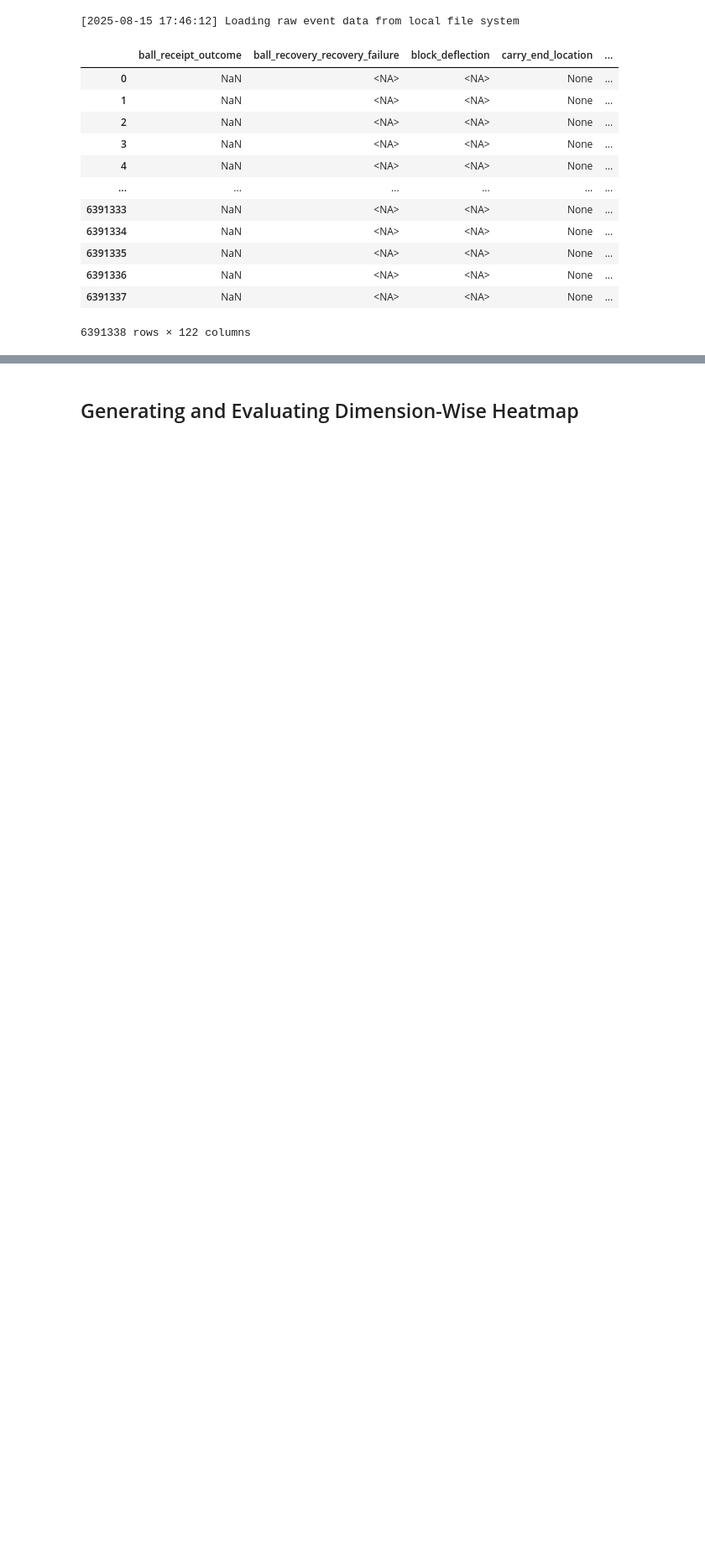
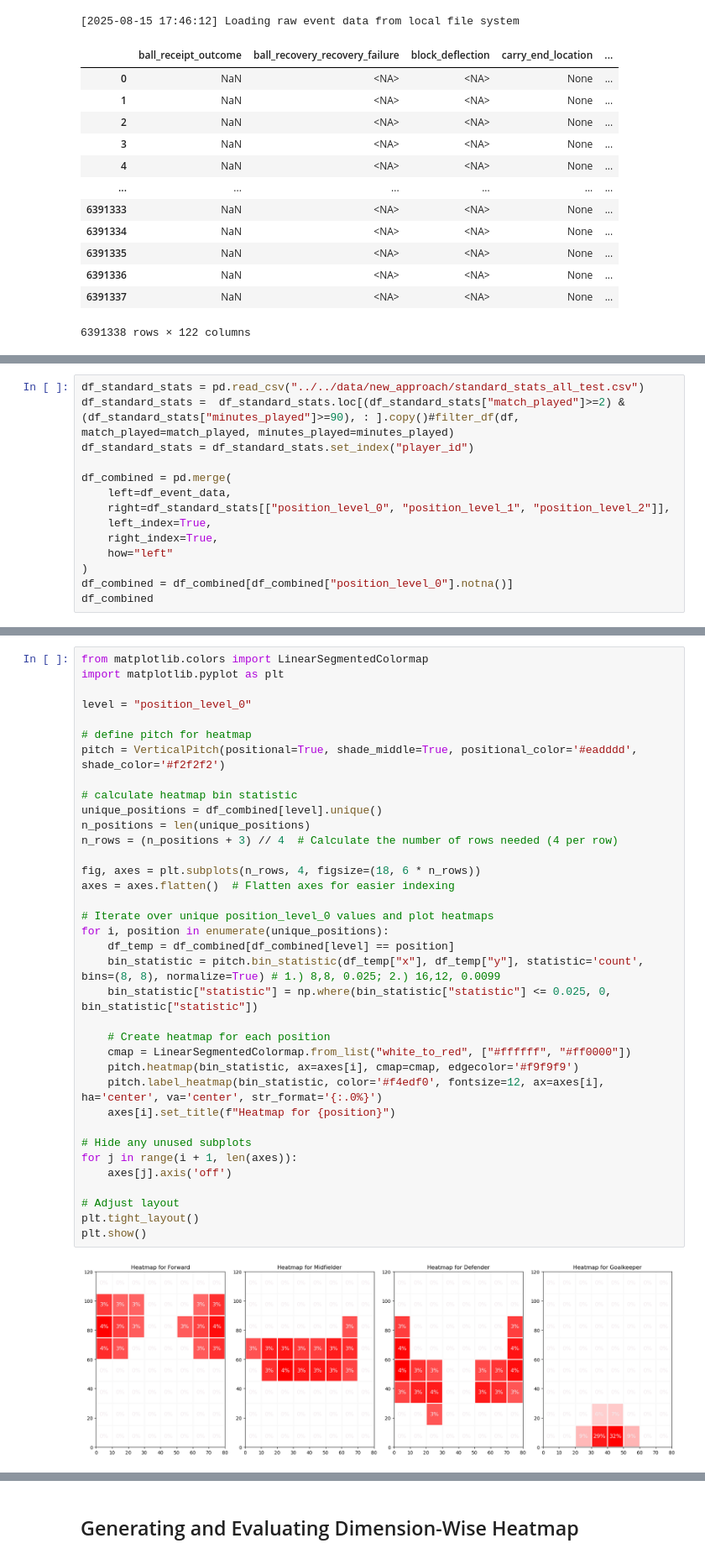
Before and after one commit to allorenz/football-player-similarity, a Jupyter notebook: src/notebooks/feature_multichannel_heatmap.ipynb, the cells around one changed output, grey strips where cells are left out. Shown at 84% size. Drawn from its saved outputs; the diff is of its cells as text; blank space fills up the shorter version.

```diff
--- a/src/notebooks/feature_multichannel_heatmap.ipynb
+++ b/src/notebooks/feature_multichannel_heatmap.ipynb
@@ -33,0 +64,14 @@ dataloader.load_data()
+# %%
+df_standard_stats = pd.read_csv("../../data/new_approach/standard_stats_all_test.csv")
+df_standard_stats =  df_standard_stats.loc[(df_standard_stats["match_played"]>=2) & (df_standard_stats["minutes_played"]>=90), : ].copy()#filter_df(df, match_played=match_played, minutes_played=minutes_played)
+df_standard_stats = df_standard_stats.set_index("player_id")
+
+df_combined = pd.merge(
+    left=df_event_data,
+    right=df_standard_stats[["position_level_0", "position_level_1", "position_level_2"]],
+    left_index=True,
+    right_index=True,
+    how="left"
+)
+df_combined = df_combined[df_combined["position_level_0"].notna()]
+df_combined
@@ -33,0 +93,38 @@ dataloader.load_data()
+# %%
+from matplotlib.colors import LinearSegmentedColormap
+import matplotlib.pyplot as plt
+
+level = "position_level_0"
+
+# define pitch for heatmap
+pitch = VerticalPitch(positional=True, shade_middle=True, positional_color='#eadddd', shade_color='#f2f2f2')
+
+# calculate heatmap bin statistic
+unique_positions = df_combined[level].unique()
+n_positions = len(unique_positions)
+n_rows = (n_positions + 3) // 4  # Calculate the number of rows needed (4 per row)
+
+fig, axes = plt.subplots(n_rows, 4, figsize=(18, 6 * n_rows))
+axes = axes.flatten()  # Flatten axes for easier indexing
+
+# Iterate over unique position_level_0 values and plot heatmaps
+for i, position in enumerate(unique_positions):
+    df_temp = df_combined[df_combined[level] == position]
+    bin_statistic = pitch.bin_statistic(df_temp["x"], df_temp["y"], statistic='count', bins=(8, 8), normalize=True) # 1.) 8,8, 0.025; 2.) 16,12, 0.0099
+    bin_statistic["statistic"] = np.where(bin_statistic["statistic"] <= 0.025, 0, bin_statistic["statistic"])
+
+    # Create heatmap for each position
+    cmap = LinearSegmentedColormap.from_list("white_to_red", ["#ffffff", "#ff0000"])
+    pitch.heatmap(bin_statistic, ax=axes[i], cmap=cmap, edgecolor='#f9f9f9')
+    pitch.label_heatmap(bin_statistic, color='#f4edf0', fontsize=12, ax=axes[i], ha='center', va='center', str_format='{:.0%}')
+    axes[i].set_title(f"Heatmap for {position}")
+
+# Hide any unused subplots
+for j in range(i + 1, len(axes)):
+    axes[j].axis('off')
+
+# Adjust layout
+plt.tight_layout()
+plt.show()
+# %% [output]
+[figure, added]
```
Also changed, not shown: parts of 10 cells of this notebook, 3 other files.
